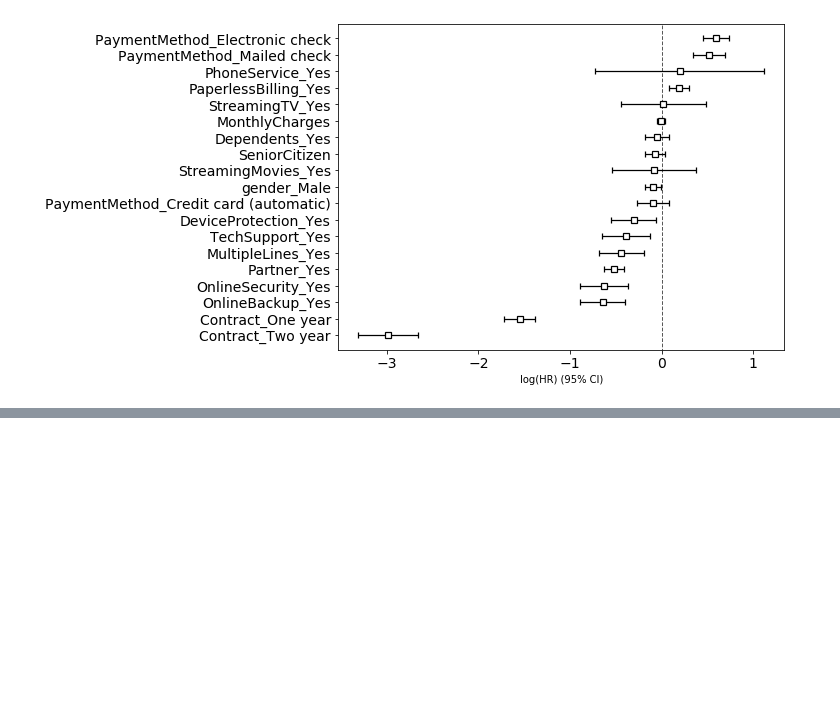
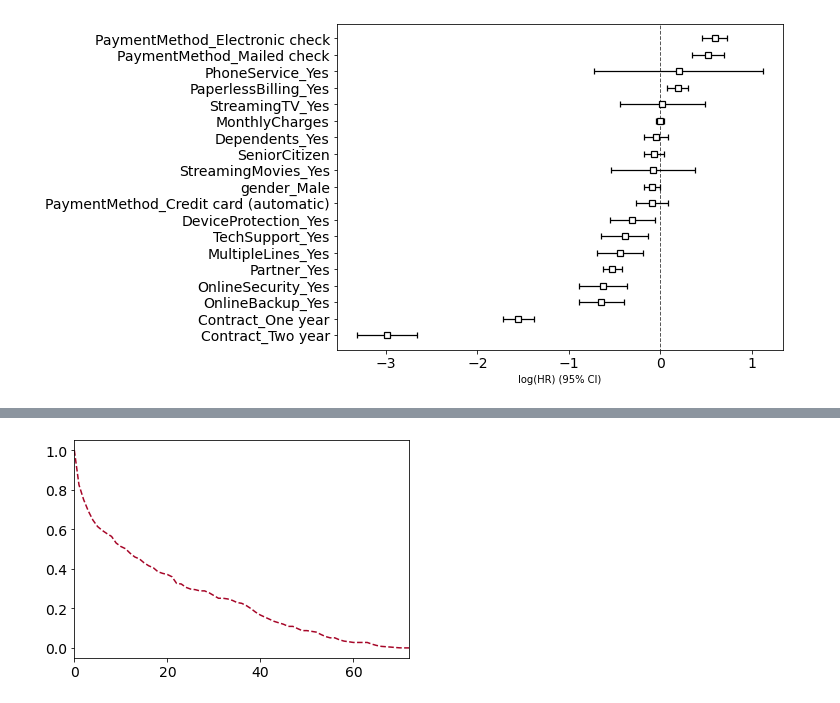
Before and after one commit to AilingLiu/Survival_analysis, a Jupyter notebook: Use_Survival_analysis_to_Estimate_Customer_Churn_Rate.ipynb, the cells around one changed output, grey strips where cells are left out. Cells and saved outputs as stored; diff of their text form; code cells hidden in the pictures; blank space fills up the shorter version.

```diff
--- a/Use_Survival_analysis_to_Estimate_Customer_Churn_Rate.ipynb
+++ b/Use_Survival_analysis_to_Estimate_Customer_Churn_Rate.ipynb
@@ -235,0 +280,4 @@ cph.plot(ax=ax[1])
+# %%
+testset = df_enc[df_enc['Churn_Yes']==0].sample(n=300, random_state=42)
+trainset = df_enc[~df_enc.index.isin(testset.index)]
+trainset.shape
@@ -235,0 +327,3 @@ cph.plot(ax=ax[1])
+# %%
+preds = cph.predict_survival_function(testset)
+preds.head()
@@ -235,0 +338,5 @@ cph.plot(ax=ax[1])
+# %%
+subject = 1679
+preds[subject].plot(ls="--", color="#A60628", label="prediction");
+# %% [output]
+[figure, added]
```
Also changed, not shown: parts of 23 cells of this notebook.
